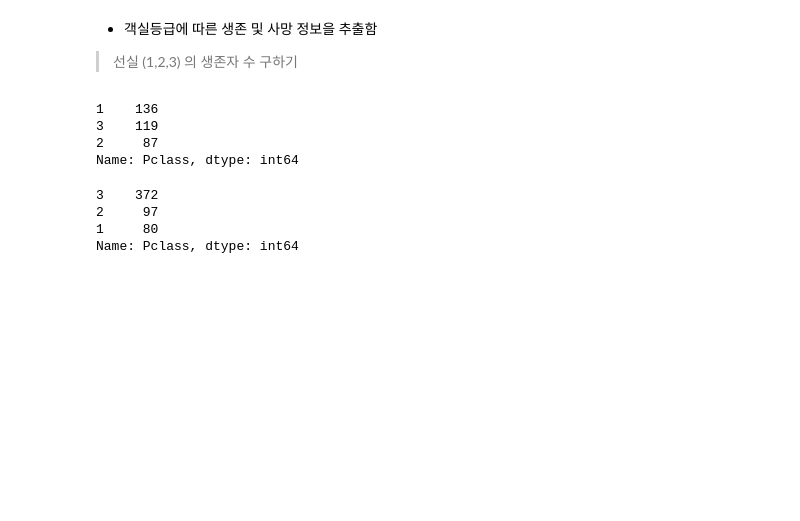
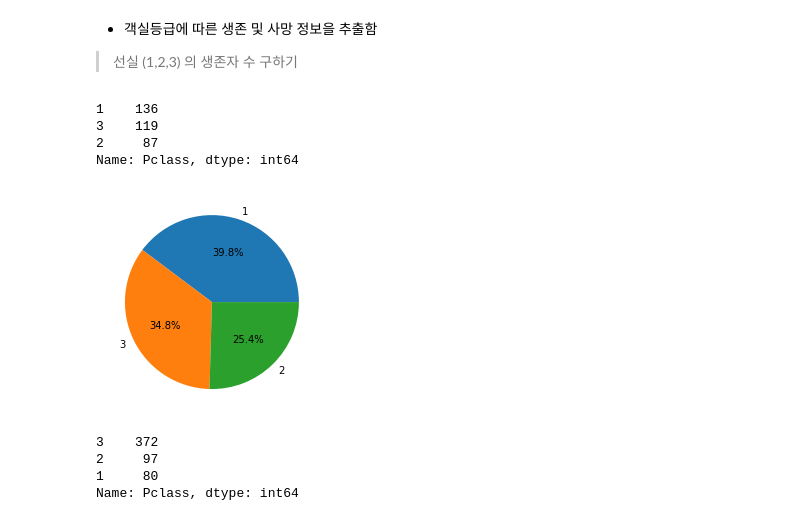
Before and after one commit to iceman67/-Python, a Jupyter notebook: LINC_Pandas_Example_2022.ipynb, the cells around one changed output. Drawn from its saved outputs; the diff is of its cells as text; code cells hidden in the pictures; blank space fills up the shorter version.

```diff
--- a/LINC_Pandas_Example_2022.ipynb
+++ b/LINC_Pandas_Example_2022.ipynb
@@ -1604,6 +1633,14 @@ survived['Pclass'].value_counts()
 3    119
 2     87
 Name: Pclass, dtype: int64
+# %%
+import seaborn as sns
+import matplotlib.pyplot as plt
+
+plt.pie(survived["Pclass"].value_counts(), labels=["1","3", "2"], autopct='%.1f%%')
+plt.show()
+# %% [output]
+[figure, added]
 # %%
 survived = titanic_df[titanic_df['Survived'] == 1]['Pclass'].value_counts()
 dead = titanic_df[titanic_df['Survived'] == 0]['Pclass'].value_counts()
```
Also changed, not shown: parts of 15 cells of this notebook.
